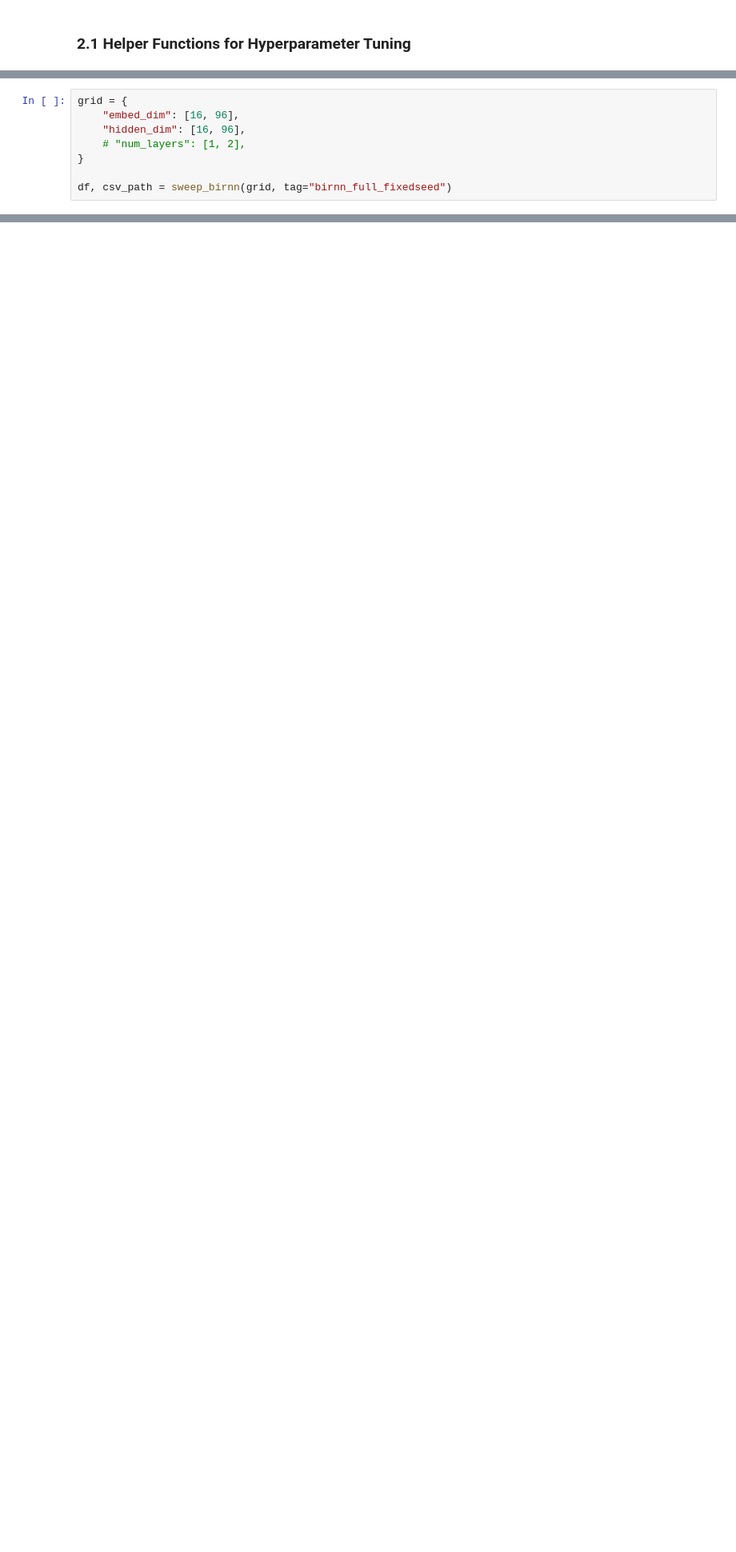
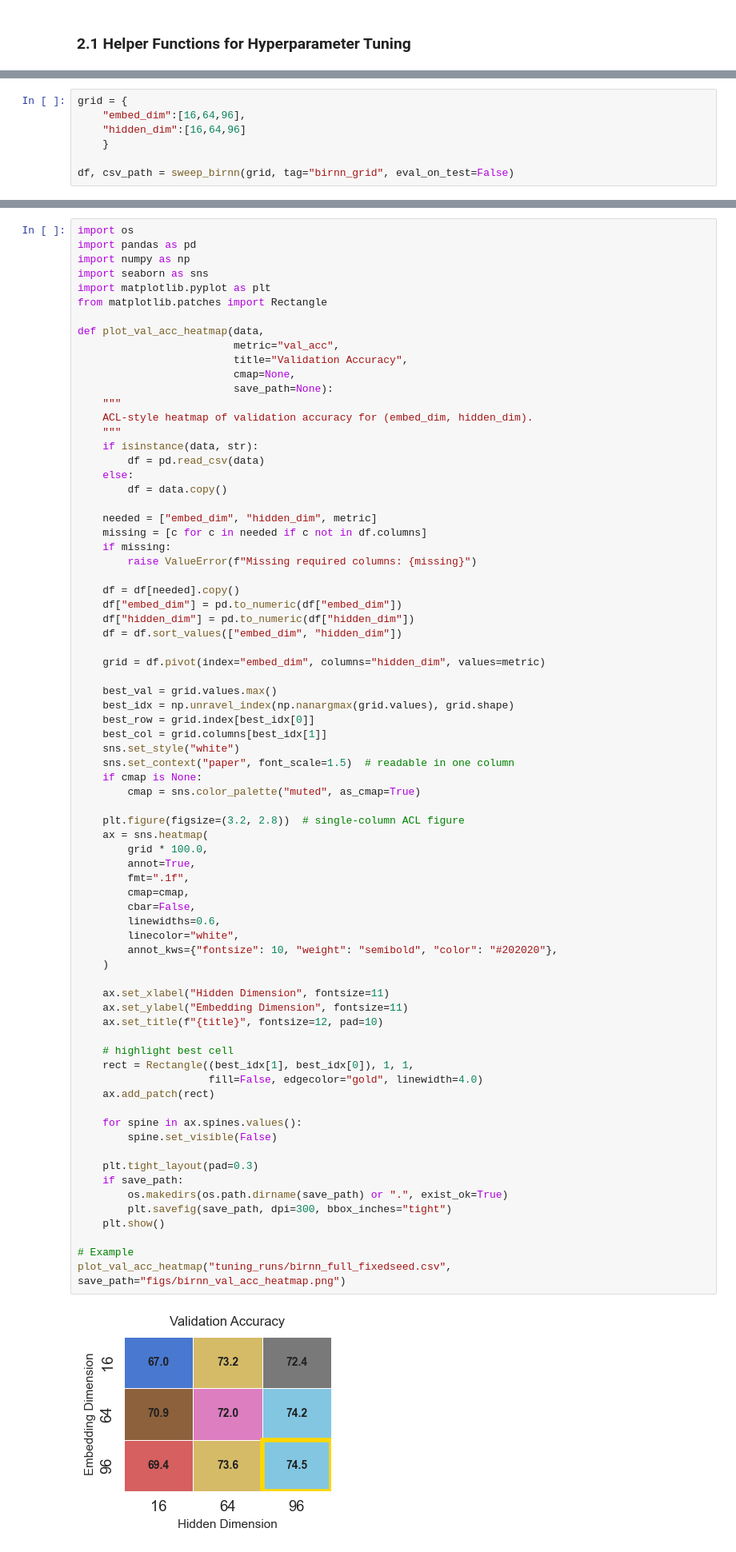
Before and after one commit to sush-utagi/NLP-Inference-Engine, a Jupyter notebook: CITS4012_19_newest_version.ipynb, the cells around one changed output, grey strips where cells are left out. Shown at 80% size. Cells and saved outputs as stored; diff of their text form; blank space fills up the shorter version.

```diff
--- a/CITS4012_19_newest_version.ipynb
+++ b/CITS4012_19_newest_version.ipynb
@@ -1255,10 +1591,9 @@ def sweep_birnn(grid, tag="birnn_ablation", train_cfg=None):
     return df, out_csv
 # %%
 grid = {
-    "embed_dim": [16, 96],
-    "hidden_dim": [16, 96],
-    # "num_layers": [1, 2],
-}
+    "embed_dim":[16,64,96],
+    "hidden_dim":[16,64,96]
+    }
 
-df, csv_path = sweep_birnn(grid, tag="birnn_full_fixedseed")
+df, csv_path = sweep_birnn(grid, tag="birnn_grid", eval_on_test=False)
 # %% [output]
@@ -1282,3 +1638,79 @@ Saved 4 runs to tuning_runs/birnn_full_fixedseed_20251014-162254.csv
+# %%
+import os
+import pandas as pd
+import numpy as np
+import seaborn as sns
+import matplotlib.pyplot as plt
+from matplotlib.patches import Rectangle
+
+def plot_val_acc_heatmap(data,
+                         metric="val_acc",
+                         title="Validation Accuracy",
+                         cmap=None,
+                         save_path=None):
+    """
+    ACL-style heatmap of validation accuracy for (embed_dim, hidden_dim).
+    """
+    if isinstance(data, str):
+        df = pd.read_csv(data)
+    else:
+        df = data.copy()
+
+    needed = ["embed_dim", "hidden_dim", metric]
+    missing = [c for c in needed if c not in df.columns]
+    if missing:
+        raise ValueError(f"Missing required columns: {missing}")
+
+    df = df[needed].copy()
+    df["embed_dim"] = pd.to_numeric(df["embed_dim"])
+    df["hidden_dim"] = pd.to_numeric(df["hidden_dim"])
+    df = df.sort_values(["embed_dim", "hidden_dim"])
+
+    grid = df.pivot(index="embed_dim", columns="hidden_dim", values=metric)
+
+    best_val = grid.values.max()
+    best_idx = np.unravel_index(np.nanargmax(grid.values), grid.shape)
+    best_row = grid.index[best_idx[0]]
+    best_col = grid.columns[best_idx[1]]
+    sns.set_style("white")
+    sns.set_context("paper", font_scale=1.5)  # readable in one column
+    if cmap is None:
+        cmap = sns.color_palette("muted", as_cmap=True)
+
+    plt.figure(figsize=(3.2, 2.8))  # single-column ACL figure
+    ax = sns.heatmap(
+        grid * 100.0,
+        annot=True,
+        fmt=".1f",
+        cmap=cmap,
+        cbar=False,
+        linewidths=0.6,
+        linecolor="white",
+        annot_kws={"fontsize": 10, "weight": "semibold", "color": "#202020"},
+    )
+
+    ax.set_xlabel("Hidden Dimension", fontsize=11)
+    ax.set_ylabel("Embedding Dimension", fontsize=11)
+    ax.set_title(f"{title}", fontsize=12, pad=10)
+
+    # highlight best cell
+    rect = Rectangle((best_idx[1], best_idx[0]), 1, 1,
+                     fill=False, edgecolor="gold", linewidth=4.0)
+    ax.add_patch(rect)
+
+    for spine in ax.spines.values():
+        spine.set_visible(False)
+
+    plt.tight_layout(pad=0.3)
+    if save_path:
+        os.makedirs(os.path.dirname(save_path) or ".", exist_ok=True)
+        plt.savefig(save_path, dpi=300, bbox_inches="tight")
+    plt.show()
+
+# Example
+plot_val_acc_heatmap("tuning_runs/birnn_full_fixedseed.csv", save_path="figs/birnn_val_acc_heatmap.png")
+# %% [output]
+[figure, added]
 # %% [markdown]
 # Ablation Study: Attention Mechanism
 
```
Also changed, not shown: parts of 14 cells of this notebook, 11 other files.
